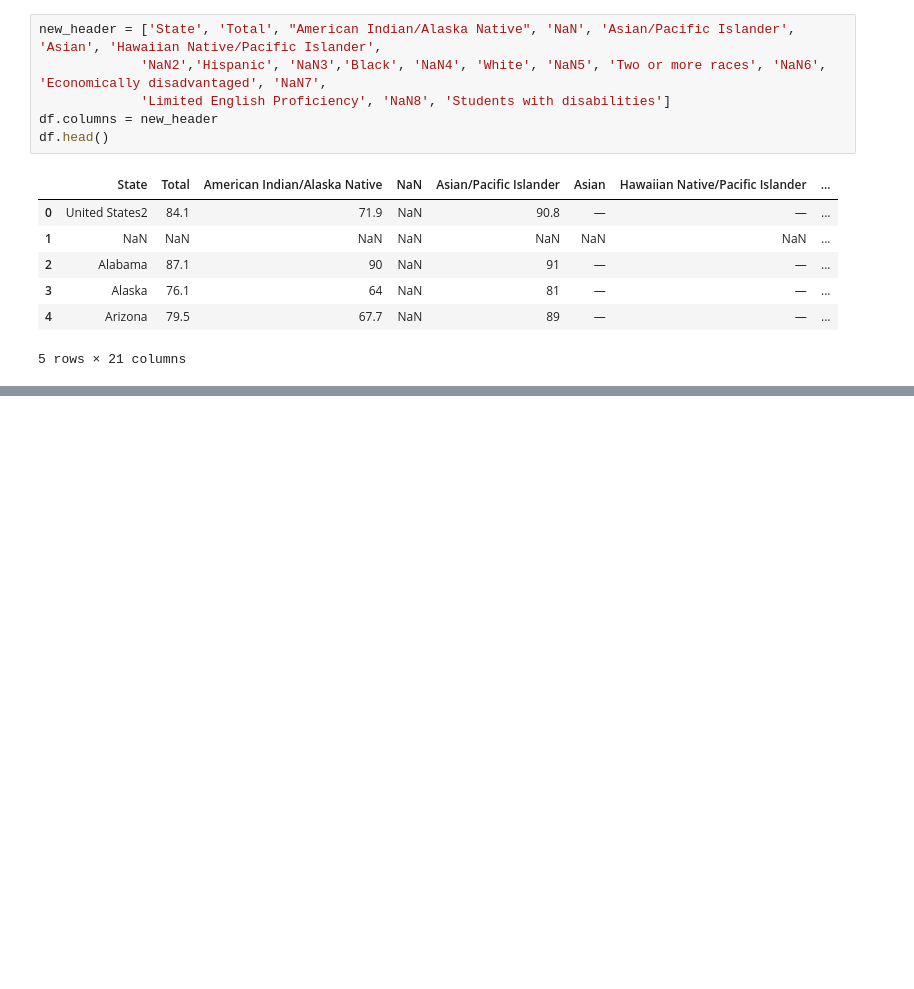
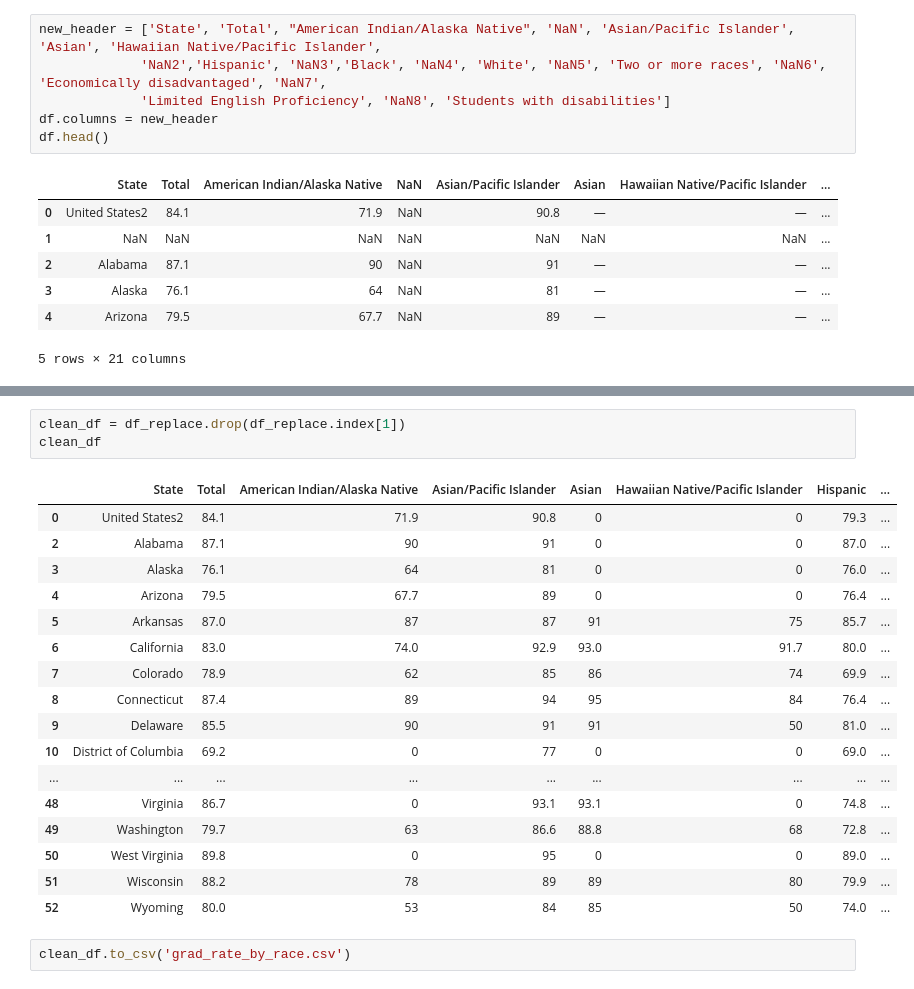
Before and after one commit to juliehong5932/ETL-Project, a Jupyter notebook: graduation_rate_by_race.ipynb, the cells around one changed output, grey strips where cells are left out. Saved outputs shown, nothing was run; the diff lists cells and outputs as text; blank space fills up the shorter version.

```diff
--- a/graduation_rate_by_race.ipynb
+++ b/graduation_rate_by_race.ipynb
@@ -66,0 +77,23 @@ df_clean
+# %%
+clean_df = df_replace.drop(df_replace.index[1])
+clean_df
+# %% [output]
+|  | State | Total | American Indian/Alaska Native | Asian/Pacific Islander | Asian | Hawaiian Native/Pacific Islander | Hispanic | ... |
+| 0 | United States2 | 84.1 | 71.9 | 90.8 | 0 | 0 | 79.3 | ... |
+| 2 | Alabama | 87.1 | 90 | 91 | 0 | 0 | 87.0 | ... |
+| 3 | Alaska | 76.1 | 64 | 81 | 0 | 0 | 76.0 | ... |
+| 4 | Arizona | 79.5 | 67.7 | 89 | 0 | 0 | 76.4 | ... |
+| 5 | Arkansas | 87.0 | 87 | 87 | 91 | 75 | 85.7 | ... |
+| 6 | California | 83.0 | 74.0 | 92.9 | 93.0 | 91.7 | 80.0 | ... |
+| 7 | Colorado | 78.9 | 62 | 85 | 86 | 74 | 69.9 | ... |
+| 8 | Connecticut | 87.4 | 89 | 94 | 95 | 84 | 76.4 | ... |
+| 9 | Delaware | 85.5 | 90 | 91 | 91 | 50 | 81.0 | ... |
+| 10 | District of Columbia | 69.2 | 0 | 77 | 0 | 0 | 69.0 | ... |
+| ... | ... | ... | ... | ... | ... | ... | ... | ... |
+| 48 | Virginia | 86.7 | 0 | 93.1 | 93.1 | 0 | 74.8 | ... |
+| 49 | Washington | 79.7 | 63 | 86.6 | 88.8 | 68 | 72.8 | ... |
+| 50 | West Virginia | 89.8 | 0 | 95 | 0 | 0 | 89.0 | ... |
+| 51 | Wisconsin | 88.2 | 78 | 89 | 89 | 80 | 79.9 | ... |
+| 52 | Wyoming | 80.0 | 53 | 84 | 85 | 50 | 74.0 | ... |
+# %%
+clean_df.to_csv('grad_rate_by_race.csv')
```
Also changed, not shown: parts of 2 cells of this notebook, 1 other file.
